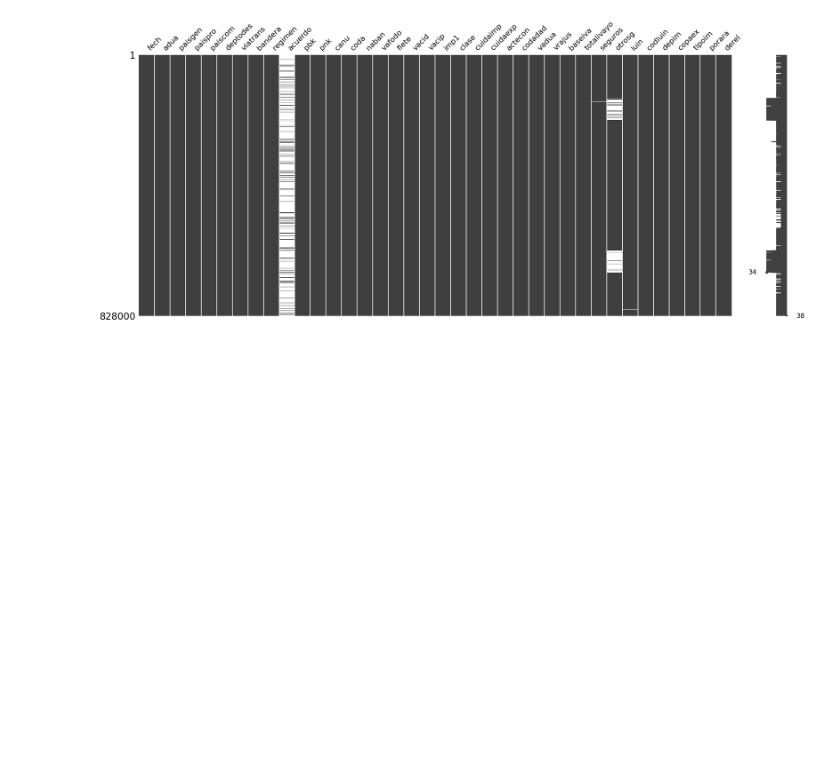
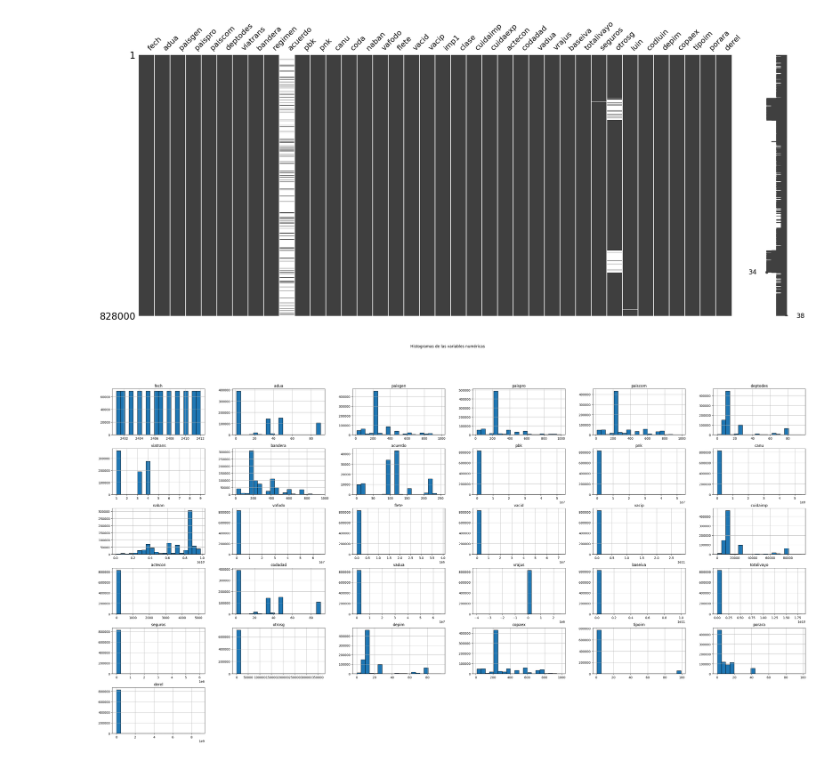
Before and after one commit to erramirezc1/MIAD-DDSA-Proyecto, a Jupyter notebook: notebooks/proyecto_despliegue_soluciones.ipynb, the cells around one changed output. Cells and saved outputs as stored; diff of their text form; code cells hidden in the pictures; blank space fills up the shorter version.

Commit message:
Se agrega mapa de correlacion y visualizacion mediante diagrama de barras

```diff
--- a/notebooks/proyecto_despliegue_soluciones.ipynb
+++ b/notebooks/proyecto_despliegue_soluciones.ipynb
@@ -296,3 +296,10 @@ msno.matrix(dfimp24)
 # %% [output]
 <Axes: >
 [figure]
+# %%
+# Visualización de histogramas para variables numéricas
+dfimp24.hist(figsize=(40, 20), bins=20, edgecolor='black')
+plt.suptitle("Histogramas de las variables numéricas")
+plt.show()
+# %% [output]
+[figure, added]
```
Also changed, not shown: parts of 1 cell of this notebook.
